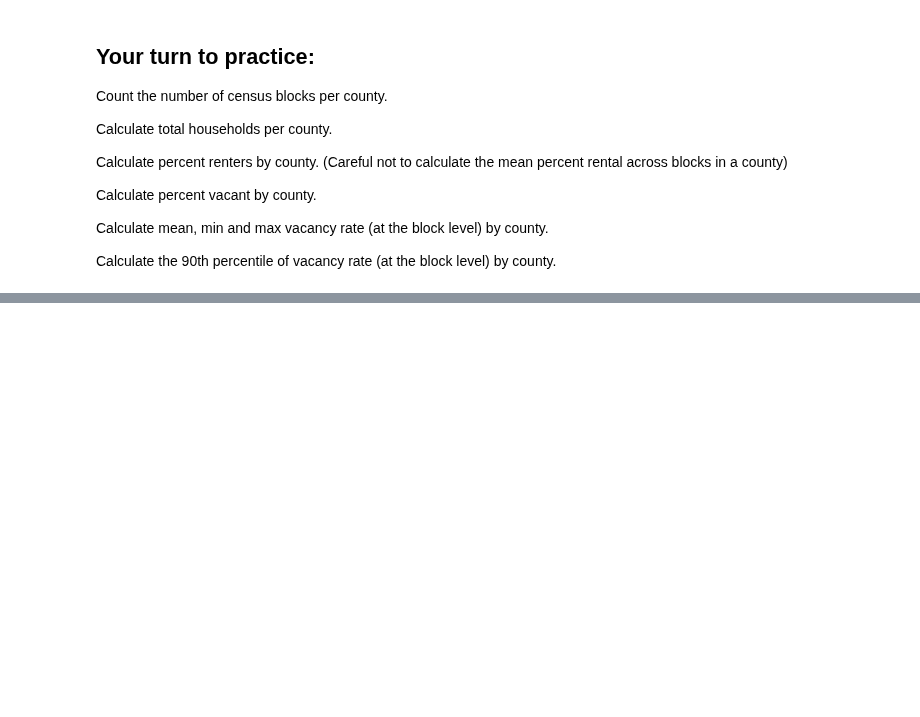
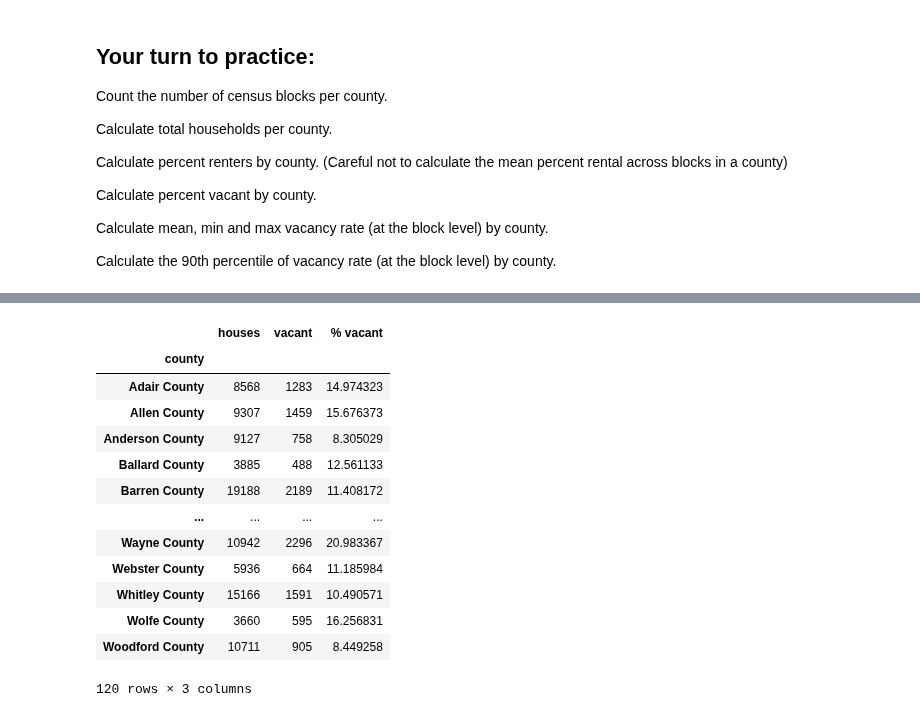
Before and after one commit to uky-transport-data-science/ce599, a Jupyter notebook: 06-Grouping/groupby.ipynb, the cells around one changed output, grey strips where cells are left out. Saved outputs shown, nothing was run; the diff lists cells and outputs as text; code cells hidden in the pictures; blank space fills up the shorter version.

```diff
--- a/06-Grouping/groupby.ipynb
+++ b/06-Grouping/groupby.ipynb
@@ -184,0 +413,21 @@ Calculate the 90th percentile of vacancy rate (at the block level) by county.
+# %%
+#Calculate percent vacant by county.
+vacant = sf1['H3-D001'].groupby(sf1['county']).sum().to_frame(name='houses')
+vacant['vacant'] = sf1['H3-D003'].groupby(sf1['county']).sum().to_frame(name='vacant')
+vacant['% vacant'] = vacant['vacant']/vacant['houses'] * 100
+vacant
+# %% [output]
+|  | houses | vacant | % vacant |
+| county |  |  |  |
+| Adair County | 8568 | 1283 | 14.974323 |
+| Allen County | 9307 | 1459 | 15.676373 |
+| Anderson County | 9127 | 758 | 8.305029 |
+| Ballard County | 3885 | 488 | 12.561133 |
+| Barren County | 19188 | 2189 | 11.408172 |
+| ... | ... | ... | ... |
+| Wayne County | 10942 | 2296 | 20.983367 |
+| Webster County | 5936 | 664 | 11.185984 |
+| Whitley County | 15166 | 1591 | 10.490571 |
+| Wolfe County | 3660 | 595 | 16.256831 |
+| Woodford County | 10711 | 905 | 8.449258 |
+120 rows × 3 columns
```
Also changed, not shown: parts of 20 cells of this notebook.
